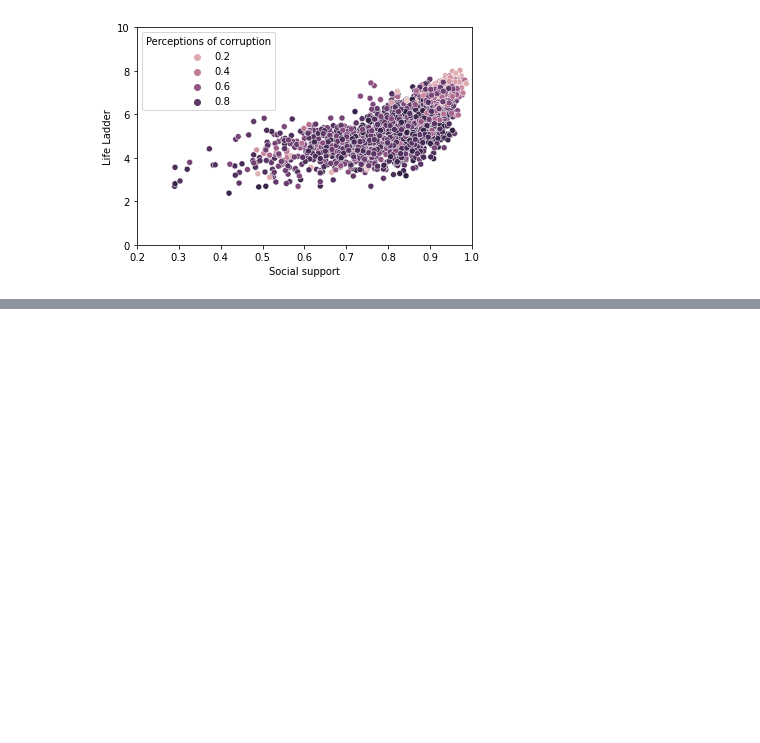
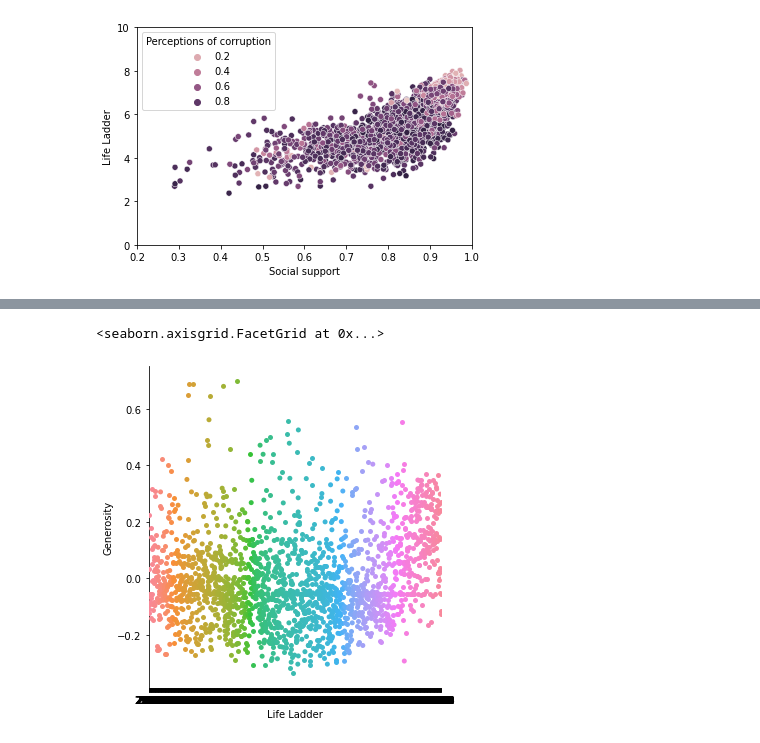
Before and after one commit to Jacksonwolf15/World-Happiness-DS, a Jupyter notebook: WHiX.ipynb, the cells around one changed output, grey strips where cells are left out. Saved outputs shown, nothing was run; the diff lists cells and outputs as text; code cells hidden in the pictures; blank space fills up the shorter version.

```diff
--- a/WHiX.ipynb
+++ b/WHiX.ipynb
@@ -73,3 +73,6 @@ happy_by_country = sns.catplot(
+# %%
+wh['Generosity'] = wh['Generosity'].fillna(wh['Generosity'].mode()[0])
+from sklearn.preprocessing import MinMaxScaler
 # %%
 #Jackson's Section Start
 # %%
@@ -251,0 +238,5 @@ plt.show()
+# %%
+sns.catplot('Life Ladder', 'Generosity', data=wh)
+# %% [output]
+<seaborn.axisgrid.FacetGrid at 0x...>
+[figure, added]
```
Also changed, not shown: parts of 11 cells of this notebook.
